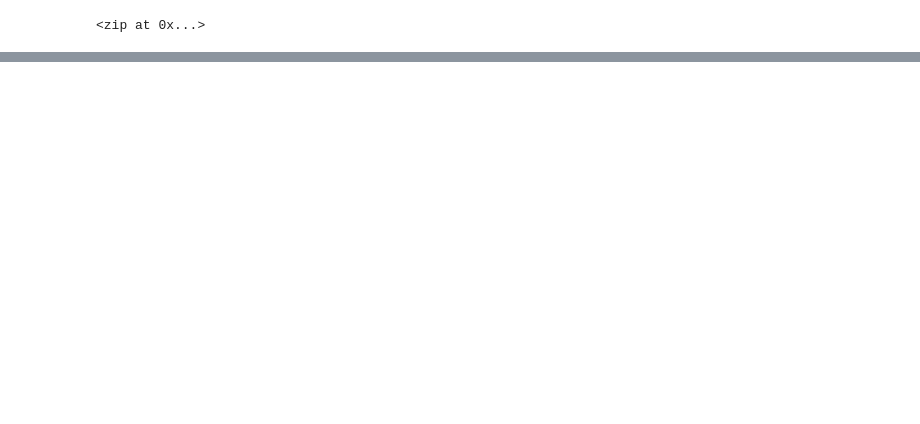
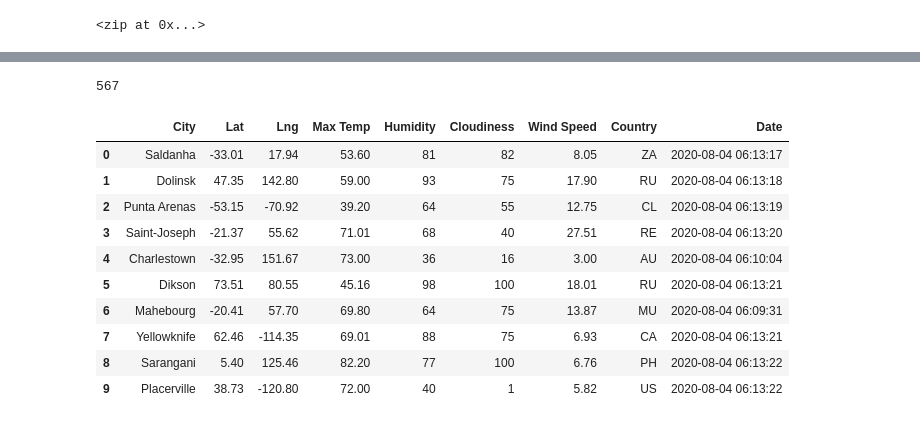
Before and after one commit to Juuune/World_Weather_Analysis, a Jupyter notebook: WeatherPy.ipynb, the cells around one changed output, grey strips where cells are left out. Cells and saved outputs as stored; diff of their text form; code cells hidden in the pictures; blank space fills up the shorter version.

Commit message:
Modified gitignore and WeatherPy

```diff
--- a/WeatherPy.ipynb
+++ b/WeatherPy.ipynb
@@ -19,0 +24,4 @@ from citipy import citipy
+# %%
+# Starting URL for Weather Map API Call.
+url = "http://api.openweathermap.org/data/2.5/weather?units=Imperial&APPID=" + weather_api_key
+print(url)
@@ -33,0 +126,20 @@ len(cities)
+# %%
+len(city_data)
+# %% [output]
+567
+# %%
+# Convert the array of dictionaries to a Pandas DataFrame.
+city_data_df = pd.DataFrame(city_data)
+city_data_df.head(10)
+# %% [output]
+|  | City | Lat | Lng | Max Temp | Humidity | Cloudiness | Wind Speed | Country | Date |
+| 0 | Saldanha | -33.01 | 17.94 | 53.60 | 81 | 82 | 8.05 | ZA | 2020-08-04 06:13:17 |
+| 1 | Dolinsk | 47.35 | 142.80 | 59.00 | 93 | 75 | 17.90 | RU | 2020-08-04 06:13:18 |
+| 2 | Punta Arenas | -53.15 | -70.92 | 39.20 | 64 | 55 | 12.75 | CL | 2020-08-04 06:13:19 |
+| 3 | Saint-Joseph | -21.37 | 55.62 | 71.01 | 68 | 40 | 27.51 | RE | 2020-08-04 06:13:20 |
+| 4 | Charlestown | -32.95 | 151.67 | 73.00 | 36 | 16 | 3.00 | AU | 2020-08-04 06:10:04 |
+| 5 | Dikson | 73.51 | 80.55 | 45.16 | 98 | 100 | 18.01 | RU | 2020-08-04 06:13:21 |
+| 6 | Mahebourg | -20.41 | 57.70 | 69.80 | 64 | 75 | 13.87 | MU | 2020-08-04 06:09:31 |
+| 7 | Yellowknife | 62.46 | -114.35 | 69.01 | 88 | 75 | 6.93 | CA | 2020-08-04 06:13:21 |
+| 8 | Sarangani | 5.40 | 125.46 | 82.20 | 77 | 100 | 6.76 | PH | 2020-08-04 06:13:22 |
+| 9 | Placerville | 38.73 | -120.80 | 72.00 | 40 | 1 | 5.82 | US | 2020-08-04 06:13:22 |
```
Also changed, not shown: parts of 8 cells of this notebook, 3 other files.
